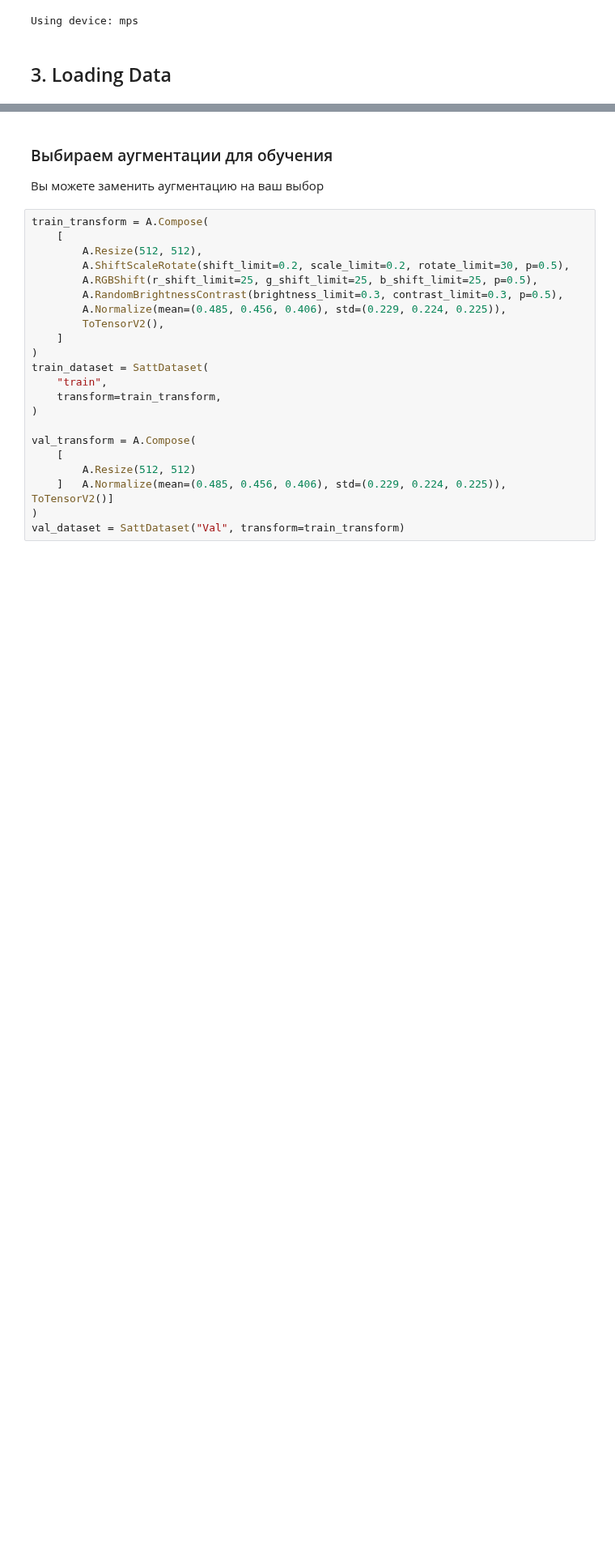
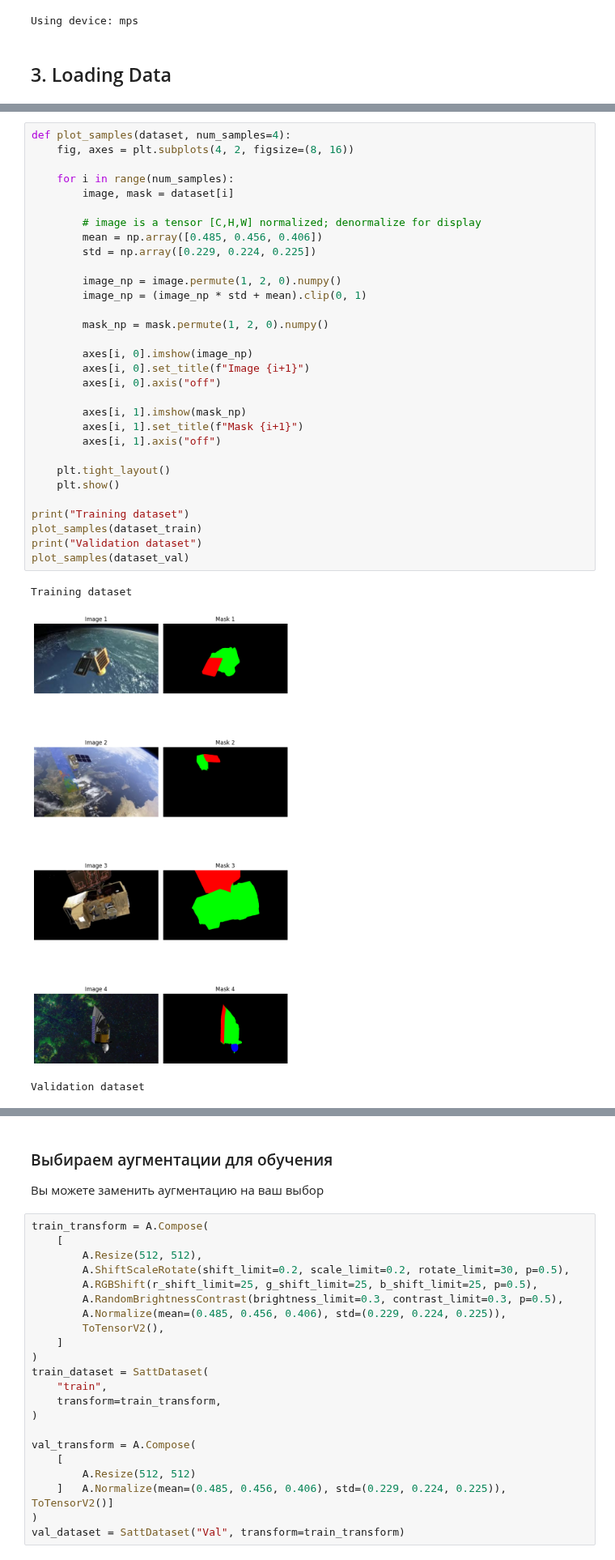
Before and after one commit to helios12/DataScienceProjects, a Jupyter notebook: projects/project-10/Project-10.Satellites_segmentation.ipynb, the cells around one changed output, grey strips where cells are left out. Shown at 81% size. Cells and saved outputs as stored; diff of their text form; blank space fills up the shorter version.

```diff
--- a/projects/project-10/Project-10.Satellites_segmentation.ipynb
+++ b/projects/project-10/Project-10.Satellites_segmentation.ipynb
@@ -67,0 +106,35 @@ def display_few_examples_from_data(dataset, n=4):
+# %%
+def plot_samples(dataset, num_samples=4):
+    fig, axes = plt.subplots(4, 2, figsize=(8, 16))
+
+    for i in range(num_samples):
+        image, mask = dataset[i]
+
+        # image is a tensor [C,H,W] normalized; denormalize for display
+        mean = np.array([0.485, 0.456, 0.406])
+        std = np.array([0.229, 0.224, 0.225])
+
+        image_np = image.permute(1, 2, 0).numpy()
+        image_np = (image_np * std + mean).clip(0, 1)
+
+        mask_np = mask.permute(1, 2, 0).numpy()
+
+        axes[i, 0].imshow(image_np)
+        axes[i, 0].set_title(f"Image {i+1}")
+        axes[i, 0].axis("off")
+
+        axes[i, 1].imshow(mask_np)
+        axes[i, 1].set_title(f"Mask {i+1}")
+        axes[i, 1].axis("off")
+
+    plt.tight_layout()
+    plt.show()
+
+print("Training dataset")
+plot_samples(dataset_train)
+print("Validation dataset")
+plot_samples(dataset_val)
+# %% [output]
+Training dataset
+[figure, added]
+Validation dataset
```
Also changed, not shown: parts of 9 cells of this notebook.
